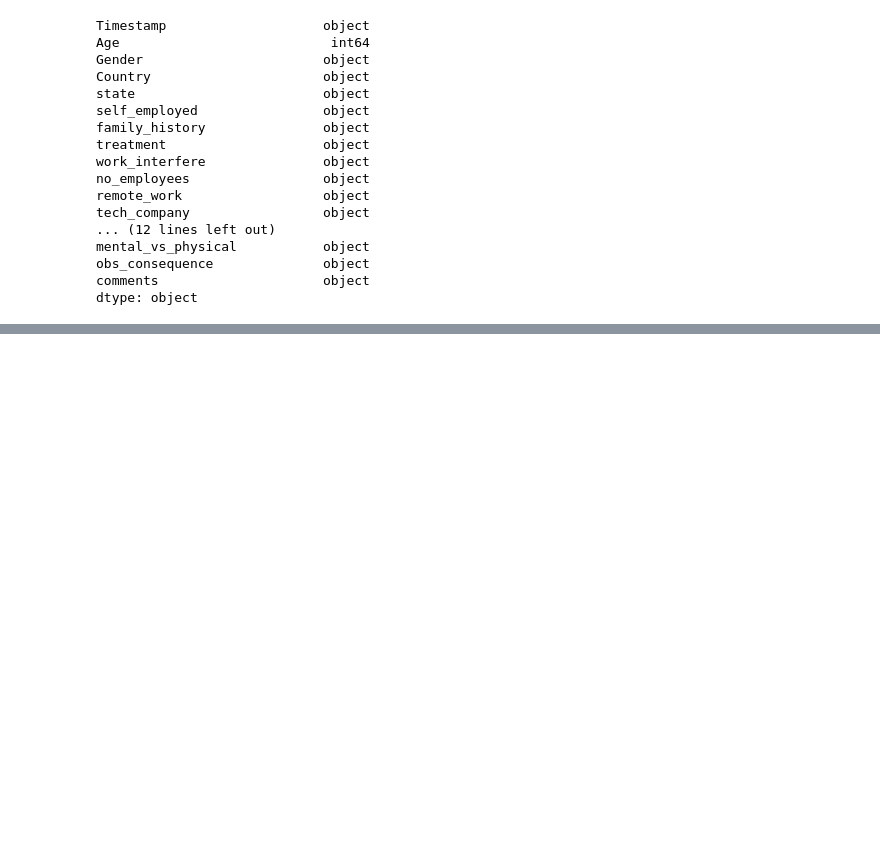
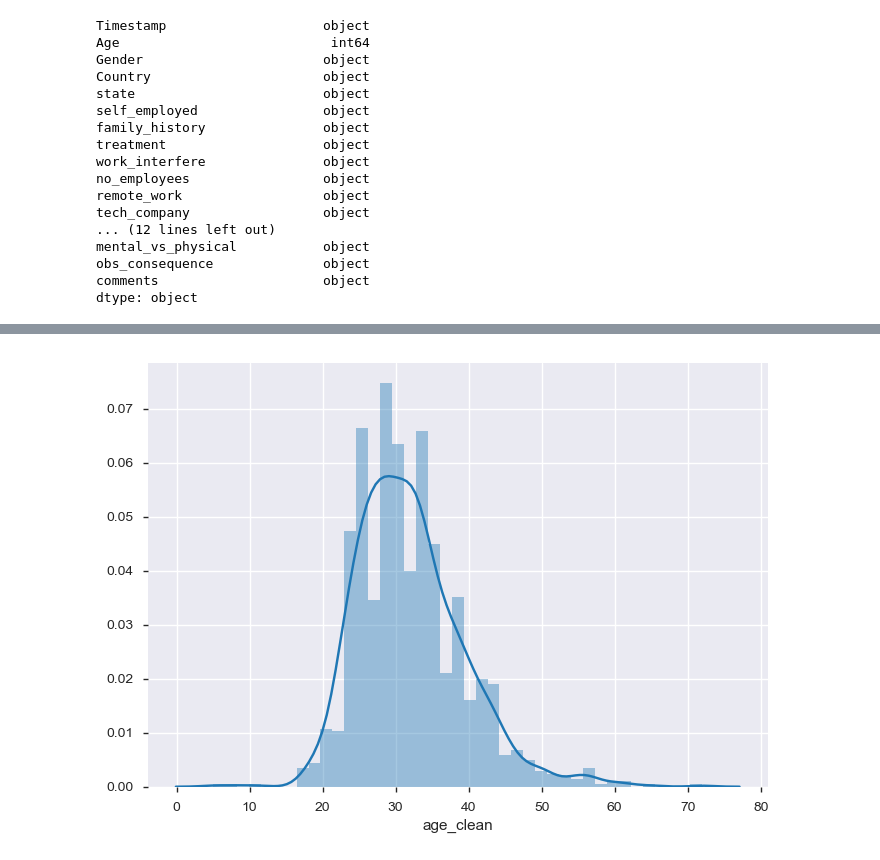
Before and after one commit to TJ-DS/ExploratoryDataAnalysis-EDA, a Jupyter notebook: Mental Health/Mental Health & Frequency Of Mental Health Disorders.ipynb, the cells around one changed output, grey strips where cells are left out. Cells and saved outputs as stored; diff of their text form; code cells hidden in the pictures; blank space fills up the shorter version.

```diff
--- a/Mental Health/Mental Health & Frequency Of Mental Health Disorders.ipynb
+++ b/Mental Health/Mental Health & Frequency Of Mental Health Disorders.ipynb
@@ -199,0 +438,4 @@ profile.to_file(outputfile="mypreprofillingmentalsurvey.html")
+# %%
+sns.distplot(MentalData["age_clean"].dropna());
+# %% [output]
+[figure, added]
```
Also changed, not shown: parts of 87 cells of this notebook, 2 other files.
